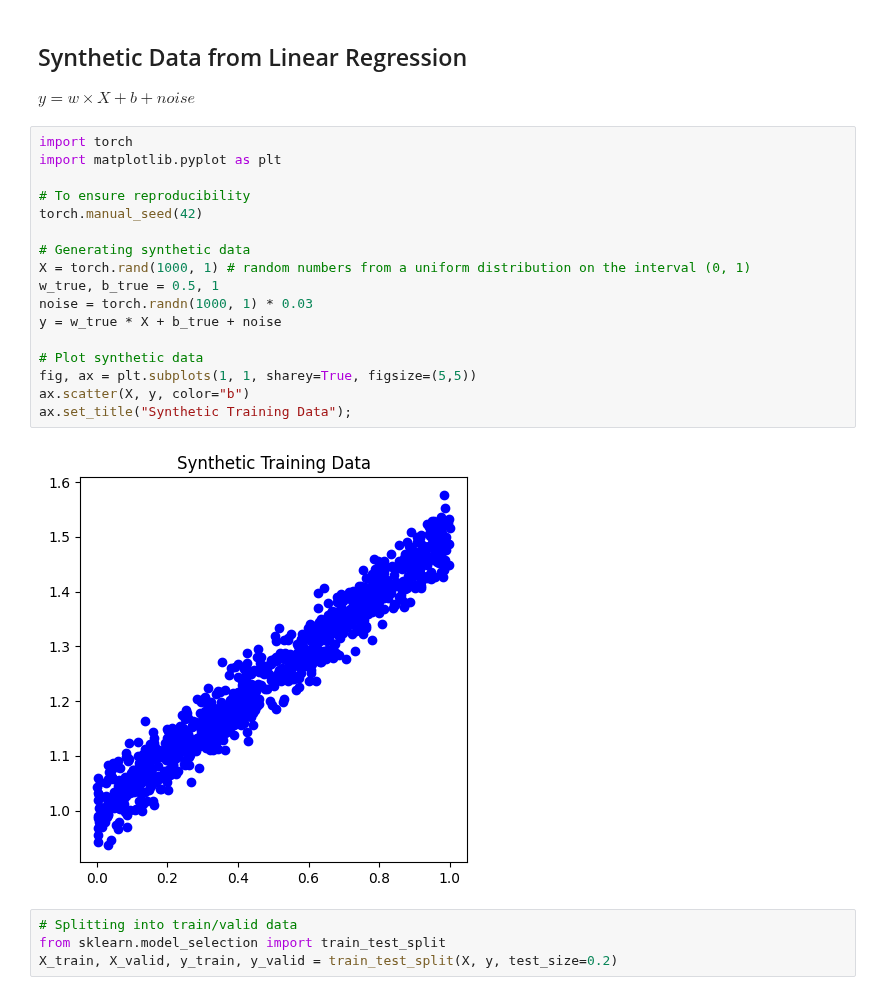
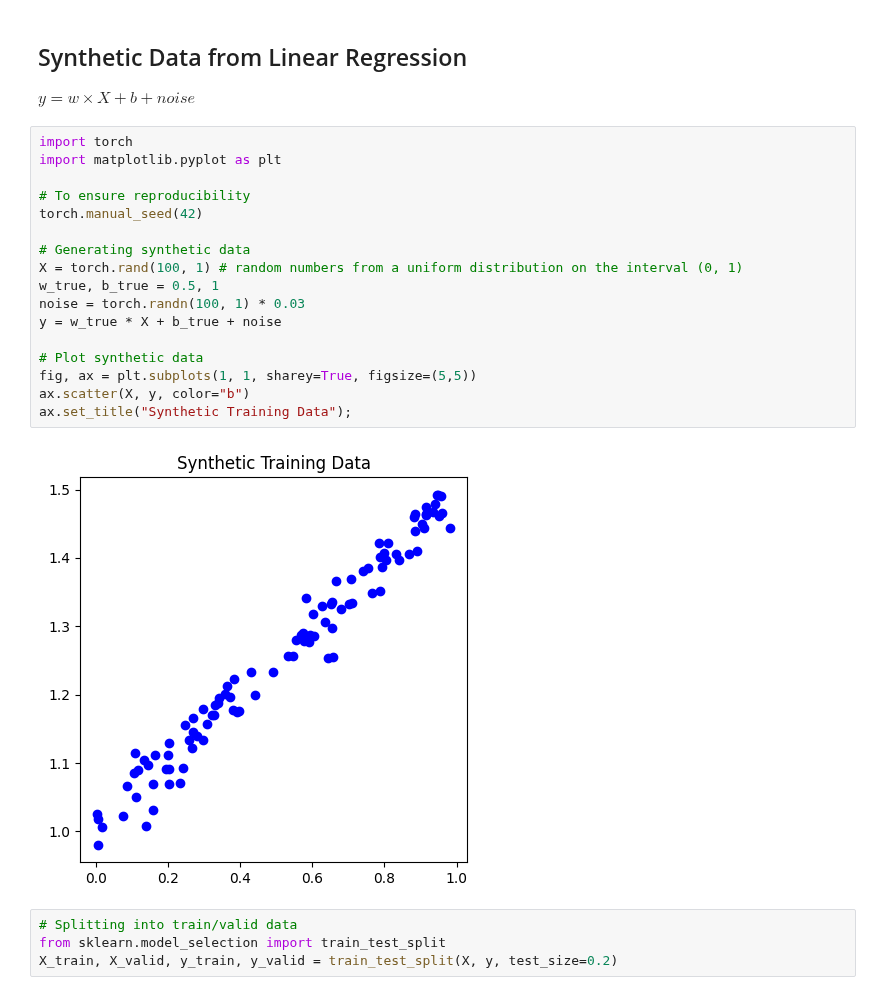
Before and after one commit to ronald-hk-chung/ssnotebook, a Jupyter notebook: basics_of_neural_network/introduction_to_pytorch_workflow.ipynb, the cells around one changed output. Saved outputs shown, nothing was run; the diff lists cells and outputs as text.

```diff
--- a/basics_of_neural_network/introduction_to_pytorch_workflow.ipynb
+++ b/basics_of_neural_network/introduction_to_pytorch_workflow.ipynb
@@ -42,22 +42,22 @@ $y = w \times X + b + noise$
 # %%
 import torch
 import matplotlib.pyplot as plt
 
 # To ensure reproducibility
 torch.manual_seed(42)
 
 # Generating synthetic data
-X = torch.rand(1000, 1) # random numbers from a uniform distribution on the interval (0, 1)
+X = torch.rand(100, 1) # random numbers from a uniform distribution on the interval (0, 1)
 w_true, b_true = 0.5, 1
-noise = torch.randn(1000, 1) * 0.03
+noise = torch.randn(100, 1) * 0.03
 y = w_true * X + b_true + noise
 
 # Plot synthetic data
 fig, ax = plt.subplots(1, 1, sharey=True, figsize=(5,5))
 ax.scatter(X, y, color="b")
 ax.set_title("Synthetic Training Data");
 # %% [output]
-[figure, old version]
+[figure, new version]
 # %%
 # Splitting into train/valid data
 from sklearn.model_selection import train_test_split
```
Also changed, not shown: parts of 17 cells of this notebook.
